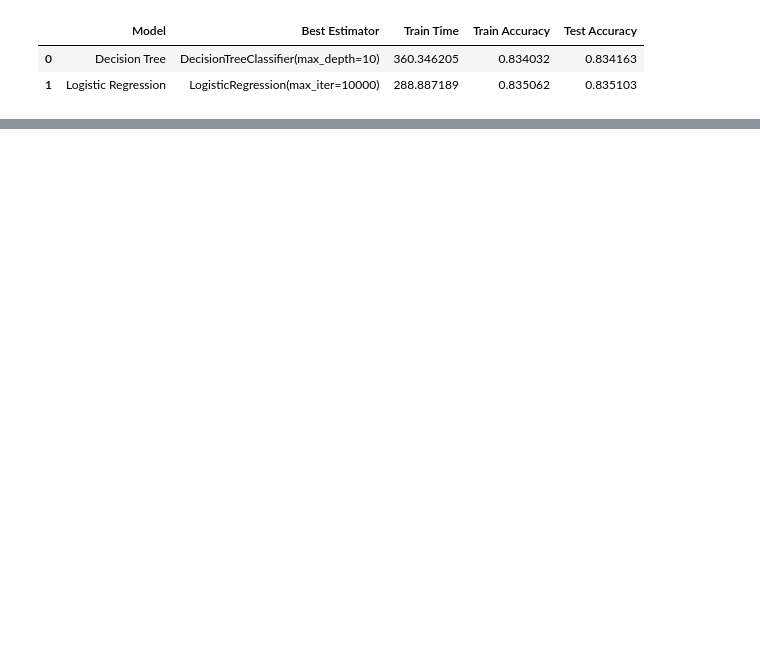
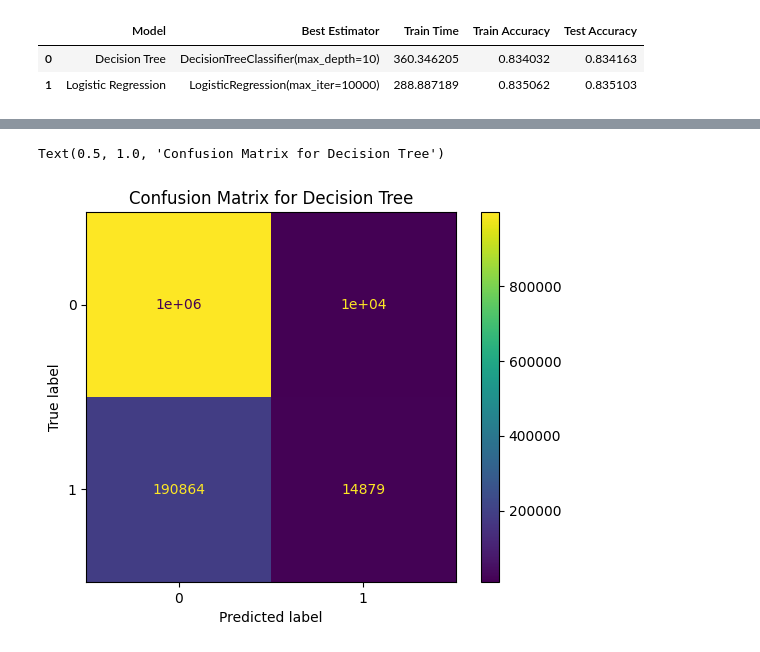
Before and after one commit to girishnath/machinelearning, a Jupyter notebook: click-through-prediction/3-click-through-prediction-modeling.ipynb, the cells around one changed output, grey strips where cells are left out. Drawn from its saved outputs; the diff is of its cells as text; code cells hidden in the pictures; blank space fills up the shorter version.

```diff
--- a/click-through-prediction/3-click-through-prediction-modeling.ipynb
+++ b/click-through-prediction/3-click-through-prediction-modeling.ipynb
@@ -169,0 +233,13 @@ results_df
+# %%
+dtree = DecisionTreeClassifier(max_depth=10).fit(X_train, y_train)
+# %%
+y_pred_dtree = dtree.predict(X_test)
+y_pred_dtree_proba = dtree.predict_proba(X_test)[:,1]
+cm = confusion_matrix(y_test, y_pred_dtree)
+cm_display = ConfusionMatrixDisplay(confusion_matrix=cm,
+                       display_labels=dtree.classes_)
+cm_display.plot()
+cm_display.ax_.set_title("Confusion Matrix for Decision Tree")
+# %% [output]
+Text(0.5, 1.0, 'Confusion Matrix for Decision Tree')
+[figure, added]
```
Also changed, not shown: parts of 18 cells of this notebook, 4 other files.
